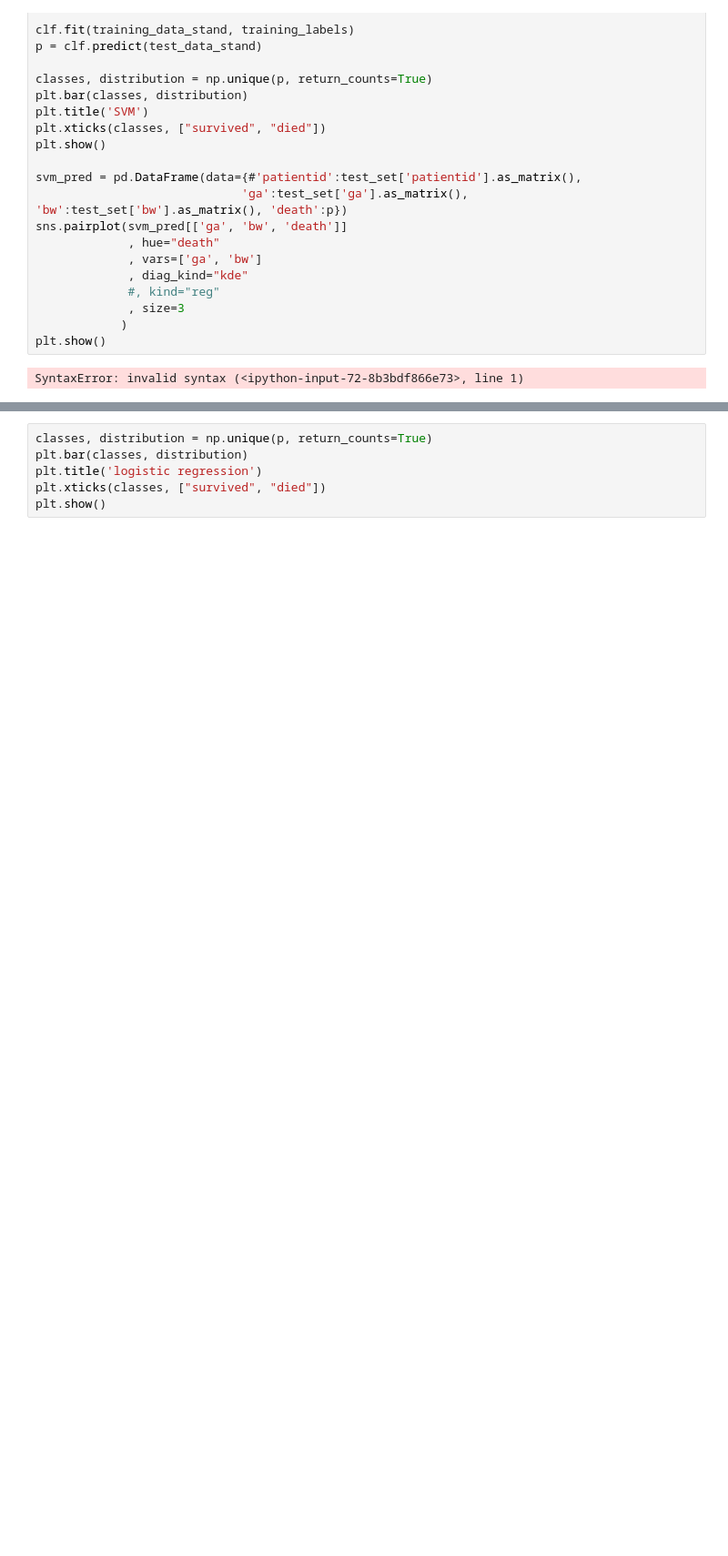
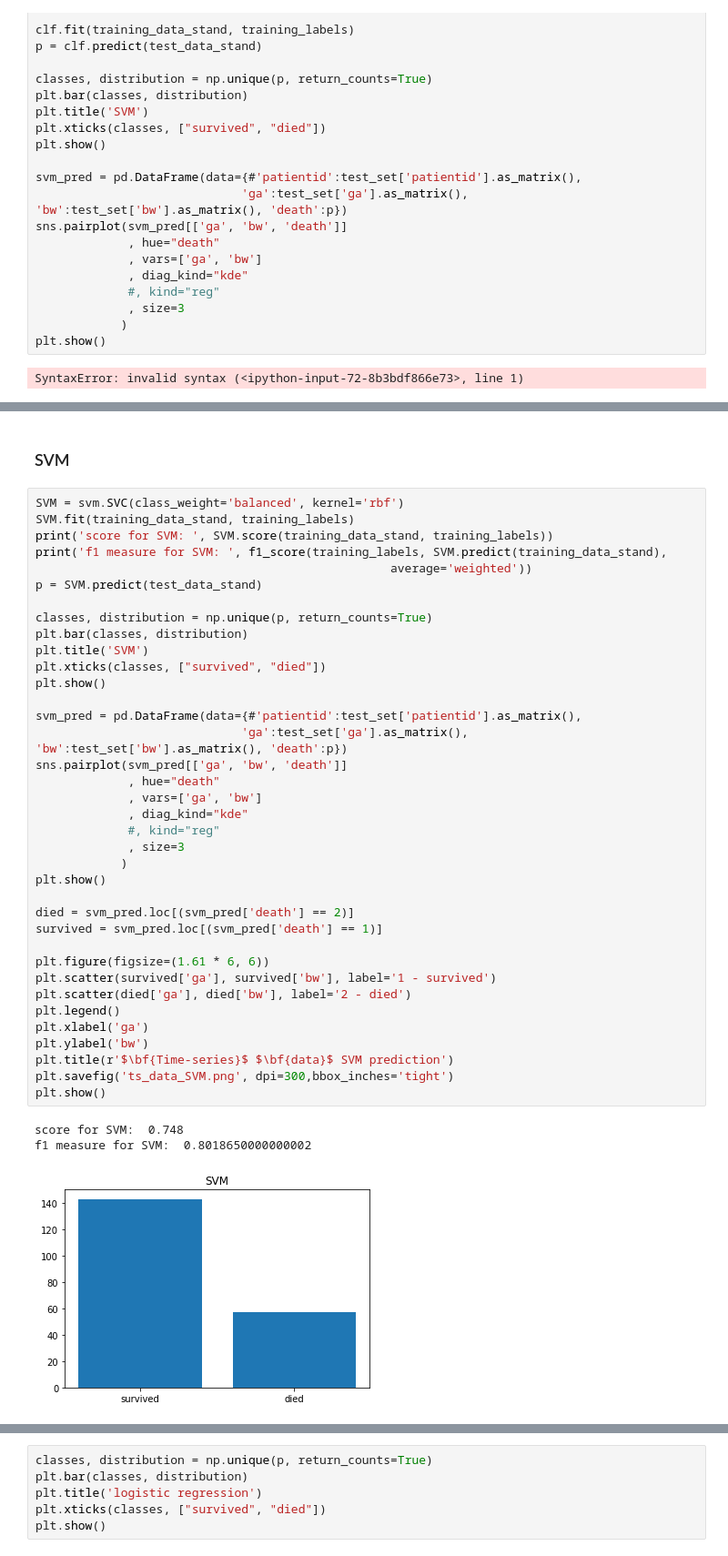
Before and after one commit to MaximilianProll/statgen, a Jupyter notebook: notebook.ipynb, the cells around one changed output, grey strips where cells are left out. Shown at 91% size. Saved outputs shown, nothing was run; the diff lists cells and outputs as text; blank space fills up the shorter version.

```diff
--- a/notebook.ipynb
+++ b/notebook.ipynb
@@ -372,0 +407,43 @@ plt.show()
+# %% [markdown]
+### SVM
+# %%
+SVM = svm.SVC(class_weight='balanced', kernel='rbf')
+SVM.fit(training_data_stand, training_labels)
+print('score for SVM: ', SVM.score(training_data_stand, training_labels))
+print('f1 measure for SVM: ', f1_score(training_labels, SVM.predict(training_data_stand),
+                                                  average='weighted'))
+p = SVM.predict(test_data_stand)
+
+classes, distribution = np.unique(p, return_counts=True)
+plt.bar(classes, distribution)
+plt.title('SVM')
+plt.xticks(classes, ["survived", "died"])
+plt.show()
+
+svm_pred = pd.DataFrame(data={#'patientid':test_set['patientid'].as_matrix(),
+                             'ga':test_set['ga'].as_matrix(), 'bw':test_set['bw'].as_matrix(), 'death':p})
+sns.pairplot(svm_pred[['ga', 'bw', 'death']]
+             , hue="death"
+             , vars=['ga', 'bw']
+             , diag_kind="kde"
+             #, kind="reg"
+             , size=3
+            )
+plt.show()
+
+died = svm_pred.loc[(svm_pred['death'] == 2)]
+survived = svm_pred.loc[(svm_pred['death'] == 1)]
+
+plt.figure(figsize=(1.61 * 6, 6))
+plt.scatter(survived['ga'], survived['bw'], label='1 - survived')
+plt.scatter(died['ga'], died['bw'], label='2 - died')
+plt.legend()
+plt.xlabel('ga')
+plt.ylabel('bw')
+plt.title(r'$\bf{Time-series}$ $\bf{data}$ SVM prediction')
+plt.savefig('ts_data_SVM.png', dpi=300,bbox_inches='tight')
+plt.show()
+# %% [output]
+score for SVM:  0.748
+f1 measure for SVM:  0.8018650000000002
+[figure, added]
```
Also changed, not shown: parts of 21 cells of this notebook, 8 other files.
